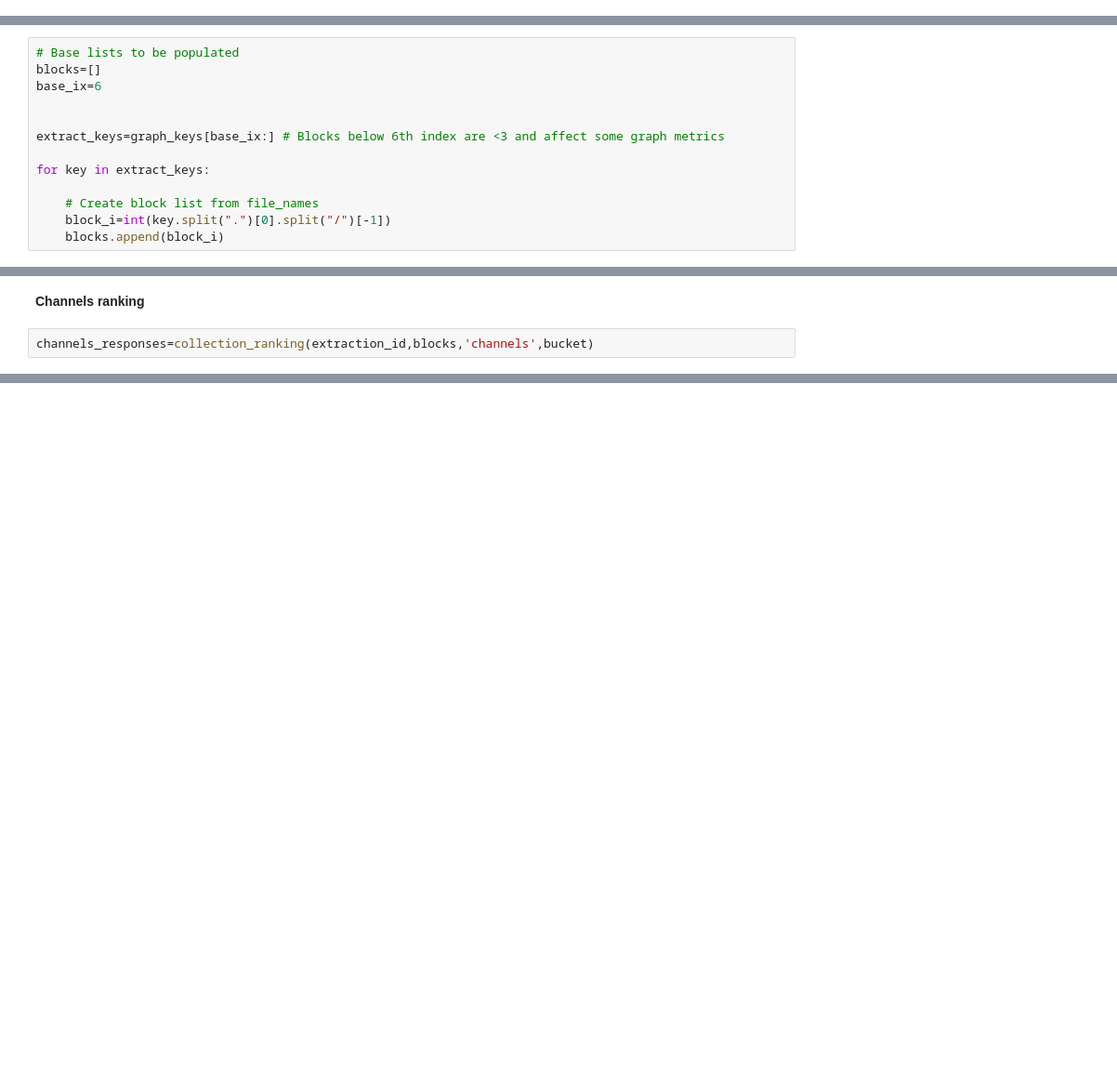
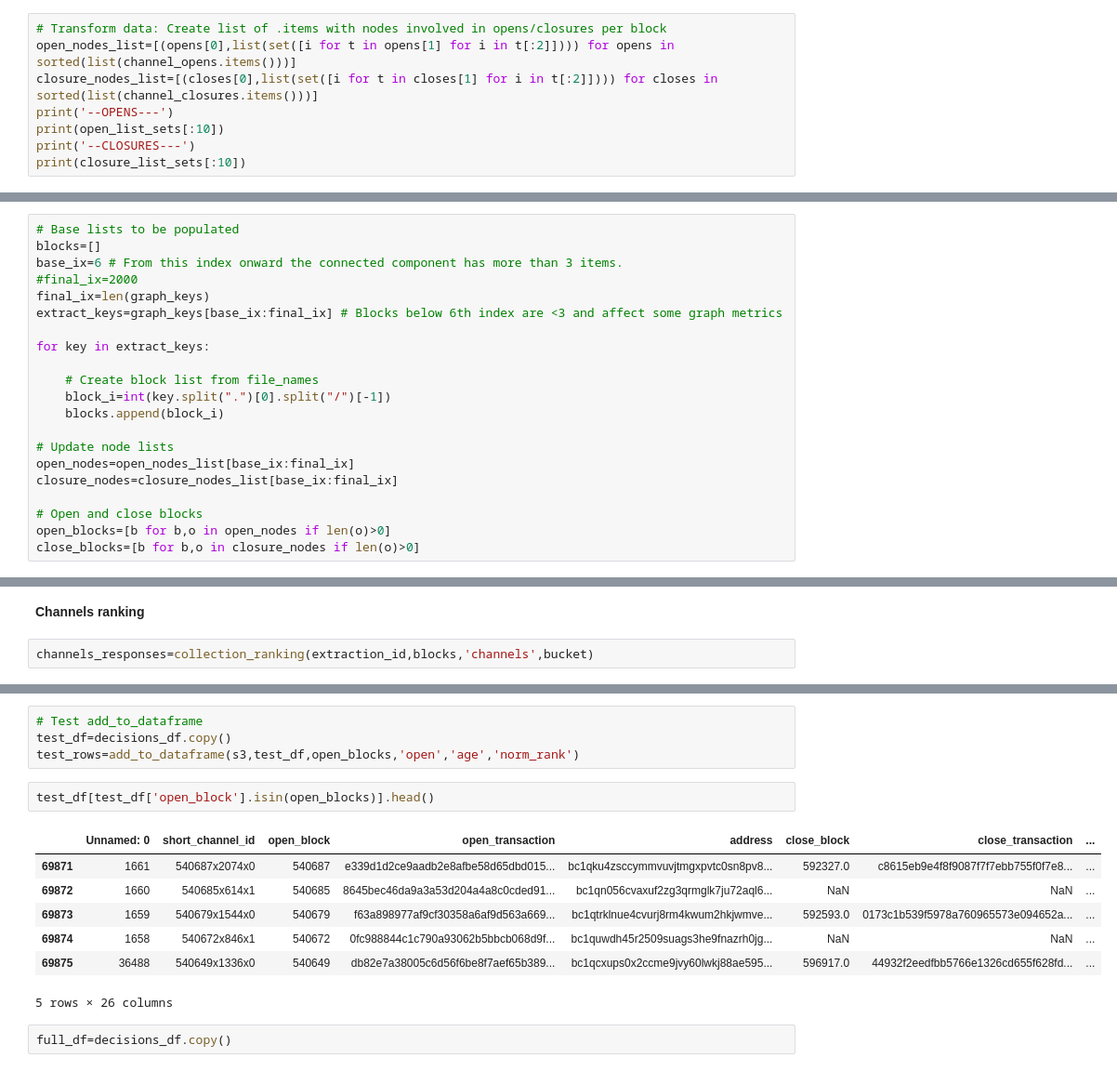
Before and after one commit to dsrincon/ln_strategy, a Jupyter notebook: ln-datapp-normalized_rankings.ipynb, the cells around one changed output, grey strips where cells are left out. Shown: that part at 93% size. Cells and saved outputs as stored; diff of their text form; blank space fills up the shorter version.

Commit message:
feature_extraction

```diff
--- a/ln-datapp-normalized_rankings.ipynb
+++ b/ln-datapp-normalized_rankings.ipynb
@@ -46,0 +67,8 @@ s3 = session.resource('s3')
+# %%
+# Transform data: Create list of .items with nodes involved in opens/closures per block
+open_nodes_list=[(opens[0],list(set([i for t in opens[1] for i in t[:2]]))) for opens in sorted(list(channel_opens.items()))]
+closure_nodes_list=[(closes[0],list(set([i for t in closes[1] for i in t[:2]]))) for closes in sorted(list(channel_closures.items()))]
+print('--OPENS---')
+print(open_list_sets[:10])
+print('--CLOSURES---')
+print(closure_list_sets[:10])
@@ -51,13 +84,21 @@ graph_keys = [obj.key
 # %%
 # Base lists to be populated
 blocks=[]
-base_ix=6
-
-
-extract_keys=graph_keys[base_ix:] # Blocks below 6th index are <3 and affect some graph metrics
+base_ix=6 # From this index onward the connected component has more than 3 items.
+#final_ix=2000
+final_ix=len(graph_keys)
+extract_keys=graph_keys[base_ix:final_ix] # Blocks below 6th index are <3 and affect some graph metrics
 
 for key in extract_keys:
 
     # Create block list from file_names
     block_i=int(key.split(".")[0].split("/")[-1])
     blocks.append(block_i)
+
+# Update node lists
+open_nodes=open_nodes_list[base_ix:final_ix]
+closure_nodes=closure_nodes_list[base_ix:final_ix]
+
+# Open and close blocks
+open_blocks=[b for b,o in open_nodes if len(o)>0]
+close_blocks=[b for b,o in closure_nodes if len(o)>0]
@@ -217,0 +680,16 @@ channels_responses=collection_ranking(extraction_id,blocks,'channels',bucket)
+# %%
+# Test add_to_dataframe
+test_df=decisions_df.copy()
+test_rows=add_to_dataframe(s3,test_df,open_blocks,'open','age','norm_rank')
+# %%
+test_df[test_df['open_block'].isin(open_blocks)].head()
+# %% [output]
+|  | Unnamed: 0 | short_channel_id | open_block | open_transaction | address | close_block | close_transaction | ... |
+| 69871 | 1661 | 540687x2074x0 | 540687 | e339d1d2ce9aadb2e8afbe58d65dbd015... | bc1qku4zsccymmvuvjtmgxpvtc0sn8pv8... | 592327.0 | c8615eb9e4f8f9087f7f7ebb755f0f7e8... | ... |
+| 69872 | 1660 | 540685x614x1 | 540685 | 8645bec46da9a3a53d204a4a8c0cded91... | bc1qn056cvaxuf2zg3qrmglk7ju72aql6... | NaN | NaN | ... |
+| 69873 | 1659 | 540679x1544x0 | 540679 | f63a898977af9cf30358a6af9d563a669... | bc1qtrklnue4cvurj8rm4kwum2hkjwmve... | 592593.0 | 0173c1b539f5978a760965573e094652a... | ... |
+| 69874 | 1658 | 540672x846x1 | 540672 | 0fc988844c1c790a93062b5bbcb068d9f... | bc1quwdh45r2509suags3he9fnazrh0jg... | NaN | NaN | ... |
+| 69875 | 36488 | 540649x1336x0 | 540649 | db82e7a38005c6d56f6be8f7aef65b389... | bc1qcxups0x2ccme9jvy60lwkj88ae595... | 596917.0 | 44932f2eedfbb5766e1326cd655f628fd... | ... |
+5 rows × 26 columns
+# %%
+full_df=decisions_df.copy()
```
Also changed, not shown: parts of 55 cells of this notebook, 4 other files.
